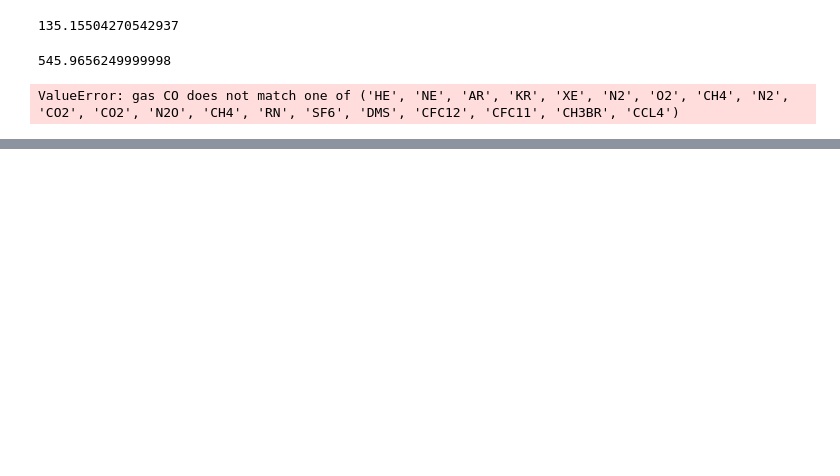
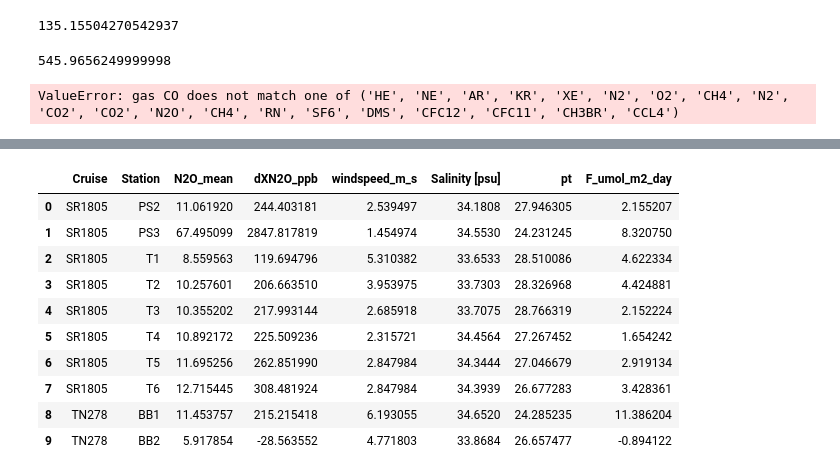
Before and after one commit to boom-lab/gasex-python, a Jupyter notebook: test functions.ipynb, the cells around one changed output, grey strips where cells are left out. Saved outputs shown, nothing was run; the diff lists cells and outputs as text; code cells hidden in the pictures; blank space fills up the shorter version.

```diff
--- a/test functions.ipynb
+++ b/test functions.ipynb
@@ -801,0 +987,14 @@ T.to('K')
+# %%
+n2o[['Cruise','Station','N2O_mean','dXN2O_ppb','windspeed_m_s','Salinity [psu]','pt','F_umol_m2_day']]
+# %% [output]
+|  | Cruise | Station | N2O_mean | dXN2O_ppb | windspeed_m_s | Salinity [psu] | pt | F_umol_m2_day |
+| 0 | SR1805 | PS2 | 11.061920 | 244.403181 | 2.539497 | 34.1808 | 27.946305 | 2.155207 |
+| 1 | SR1805 | PS3 | 67.495099 | 2847.817819 | 1.454974 | 34.5530 | 24.231245 | 8.320750 |
+| 2 | SR1805 | T1 | 8.559563 | 119.694796 | 5.310382 | 33.6533 | 28.510086 | 4.622334 |
+| 3 | SR1805 | T2 | 10.257601 | 206.663510 | 3.953975 | 33.7303 | 28.326968 | 4.424881 |
+| 4 | SR1805 | T3 | 10.355202 | 217.993144 | 2.685918 | 33.7075 | 28.766319 | 2.152224 |
+| 5 | SR1805 | T4 | 10.892172 | 225.509236 | 2.315721 | 34.4564 | 27.267452 | 1.654242 |
+| 6 | SR1805 | T5 | 11.695256 | 262.851990 | 2.847984 | 34.3444 | 27.046679 | 2.919134 |
+| 7 | SR1805 | T6 | 12.715445 | 308.481924 | 2.847984 | 34.3939 | 26.677283 | 3.428361 |
+| 8 | TN278 | BB1 | 11.453757 | 215.215418 | 6.193055 | 34.6520 | 24.285235 | 11.386204 |
+| 9 | TN278 | BB2 | 5.917854 | -28.563552 | 4.771803 | 33.8684 | 26.657477 | -0.894122 |
```
Also changed, not shown: parts of 15 cells of this notebook, 3 other files.
